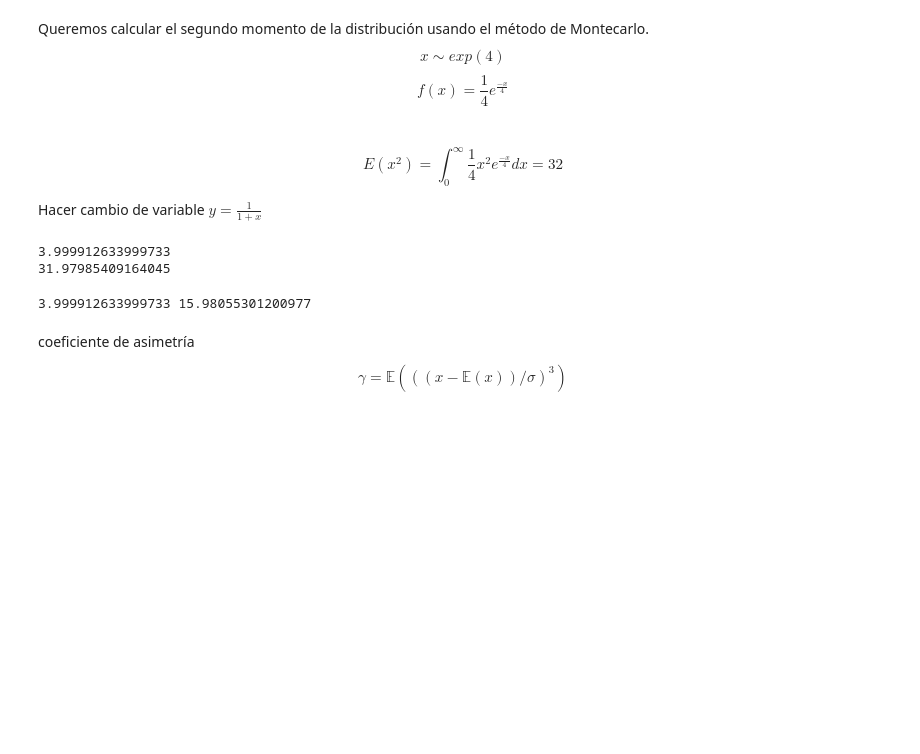
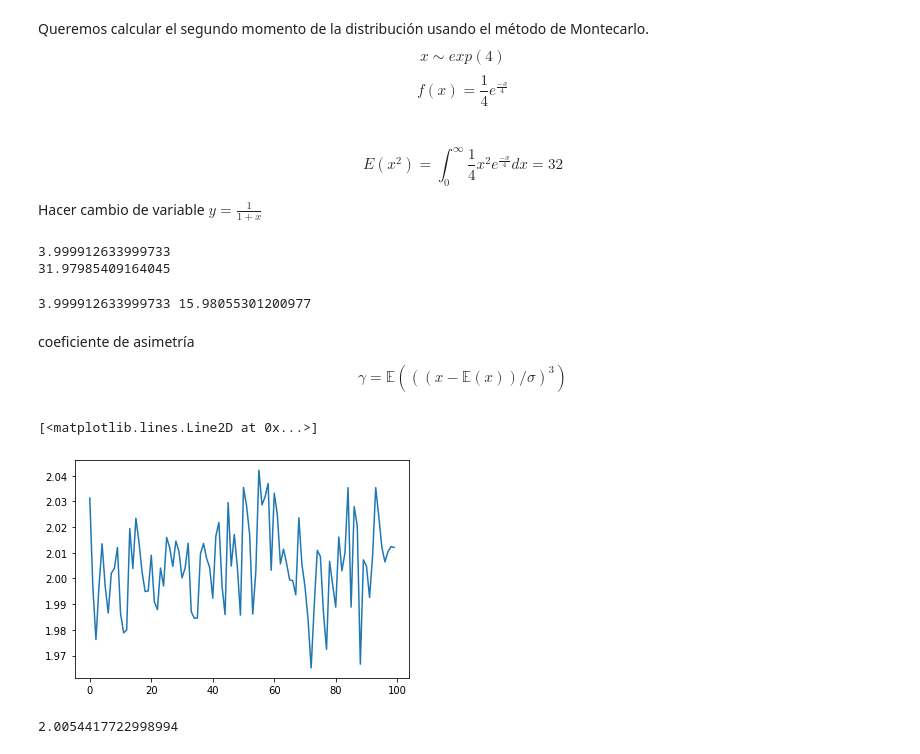
Before and after one commit to danielagda5/MetodosComputacionales202120-1, a Jupyter notebook: Week11/MonteCarloIntegration.ipynb, the cells around one changed output. Saved outputs shown, nothing was run; the diff lists cells and outputs as text; code cells hidden in the pictures; blank space fills up the shorter version.

```diff
--- a/Week11/MonteCarloIntegration.ipynb
+++ b/Week11/MonteCarloIntegration.ipynb
@@ -76,3 +76,25 @@ print(mean, var)
 coeficiente de asimetría
 
 $$  \gamma = \mathbb{E}( ((x - \mathbb{E}(x)) / \sigma ) ^{3}  )  $$
+# %%
+def Asimetria(mean, std, N = 1000, alpha = 1):
+
+    x = np.random.exponential(alpha,size=int(N))
+
+    moment3 = np.average( ((x-mean)/std)**3 )
+
+    return moment3
+# %%
+asi = []
+
+for _ in range(100):
+    asi.append(Asimetria(mean, np.sqrt(var), N = 1e6, alpha = 4))
+# %%
+plt.plot(asi)
+# %% [output]
+[<matplotlib.lines.Line2D at 0x...>]
+[figure, added]
+# %%
+np.mean(asi)
+# %% [output]
+2.0054417722998994
```
